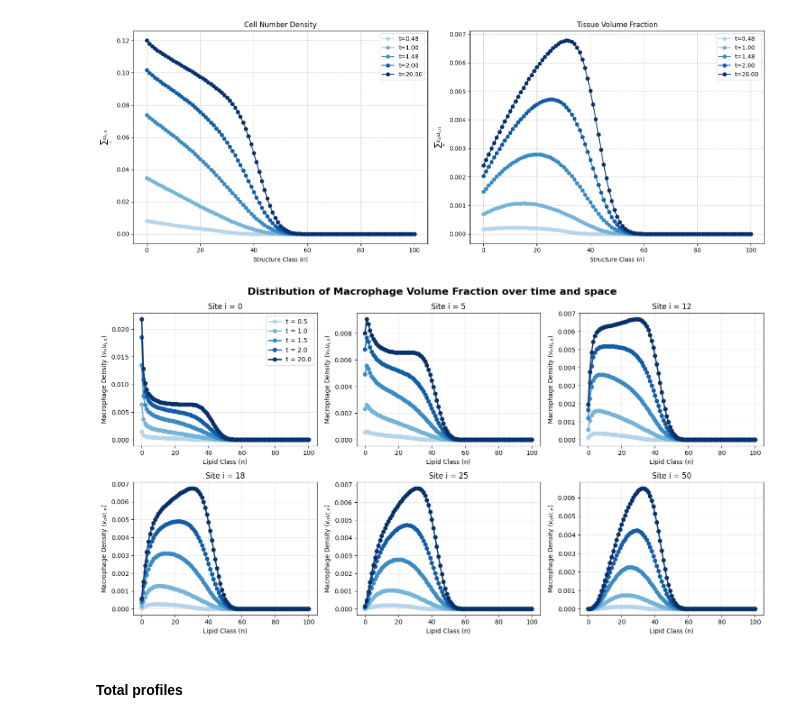
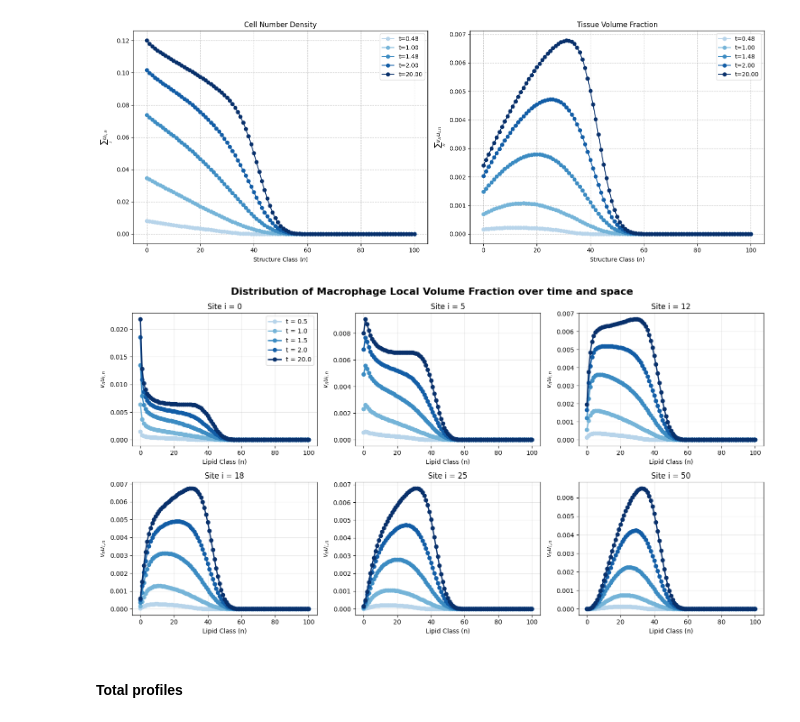
Before and after one commit to eleonoraagostinelli/VolumeFilling-Multiscale-Model, a Jupyter notebook: Discrete-SpaceStructure-Solver.ipynb, the cells around one changed output. Cells and saved outputs as stored; diff of their text form; code cells hidden in the pictures.

Commit message:
Change name of graph

```diff
--- a/Discrete-SpaceStructure-Solver.ipynb
+++ b/Discrete-SpaceStructure-Solver.ipynb
@@ -482,36 +482,36 @@ for plot_idx, site in enumerate(spatial_sites_to_plot):
 
     # Use 'enumerate' to get 'j' so we can pick the matching color
     for j, target_t in enumerate(time_points):
 
         # Renamed the time index to 't_idx' so it doesn't break the outer loop
         t_idx = np.argmin(np.abs(sol.t - target_t))
         actual_t = sol.t[t_idx]
 
         # Grab the specific color for this line
         c = colors[j]
 
         ax.plot(model.n_array, U[t_idx, safe_site, :] * model.v,
                 label=f"t = {actual_t:.1f}", linewidth=2, marker='o', color=c)
 
     ax.set_title(f"Site i = {safe_site}")
     ax.set_xlabel("Lipid Class (n)")
-    ax.set_ylabel(r"Macrophage Density ($v_n u_{i,n}$)")
+    ax.set_ylabel(r"$v_n u_{i,n}$")
     ax.grid(True, alpha=0.3)
 
     # Pro-tip: Only put the legend on the very first subplot so it isn't repeated 6 times!
     if plot_idx == 0:
         ax.legend()
 
 # 4. Hide any unused empty subplots at the end of the grid
 for empty_idx in range(num_plots, len(axes)):
     axes[empty_idx].set_visible(False)
 
 # Add title and automatically adjust layout
-fig.suptitle("Distribution of Macrophage Volume Fraction over time and space", fontsize=16, fontweight='bold')
+fig.suptitle("Distribution of Macrophage Local Volume Fraction over time and space", fontsize=16, fontweight='bold')
 plt.tight_layout()
 plt.show()
 # %% [output]
-[figure, old version]
+[figure, new version]
 # %% [markdown]
 #### Total profiles
 # %%
```
